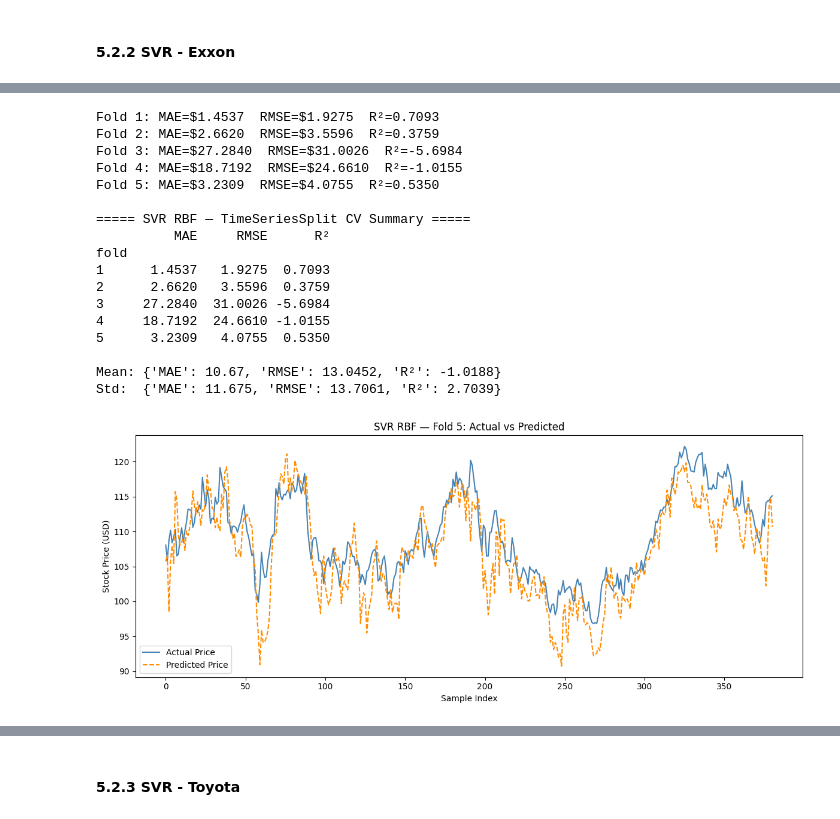
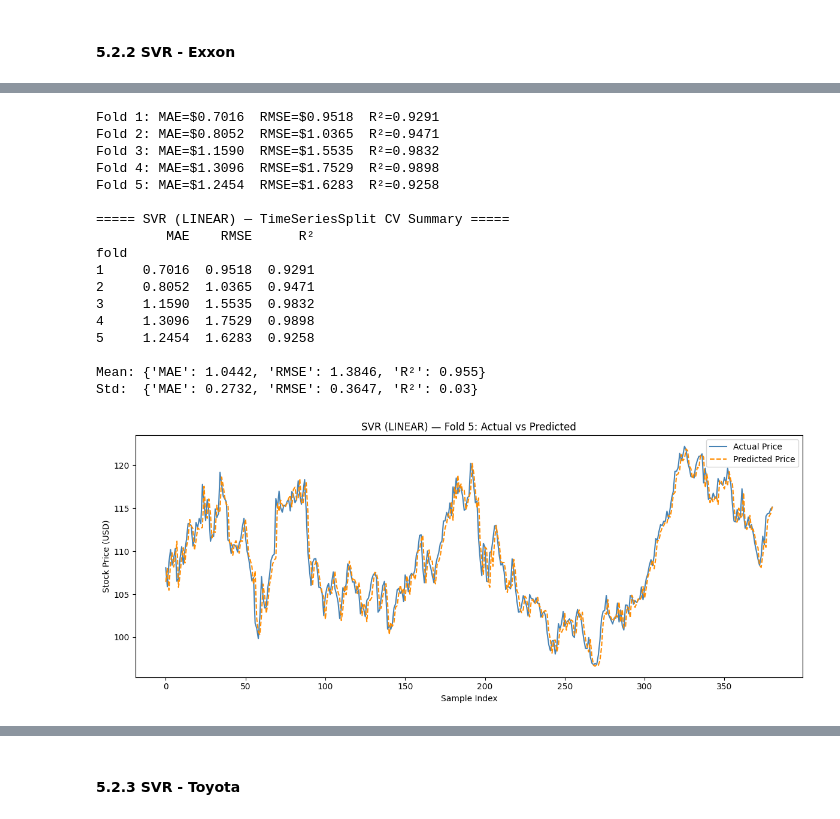
Before and after one commit to IntelligentSystemsProject/Stock-Market-Project, a Jupyter notebook: project.ipynb, the cells around one changed output, grey strips where cells are left out. Cells and saved outputs as stored; diff of their text form; code cells hidden in the pictures.

```diff
--- a/project.ipynb
+++ b/project.ipynb
@@ -1400,32 +1554,32 @@ Std:  {'MAE': 18.5061, 'RMSE': 26.5711, 'R²': 1.5999}
 # %%
-#Exxon
-
-svr_exxon_results = train_svr_ts(
-    data_raw=merged_exxon_df.values,
+# Exxon with Auxiliary Data (WTI oil features) — Linear kernel
+svr_exxon_results_aux = train_svr_ts(
+    data_raw=merged_exxon_df.values,        # engineered Exxon DataFrame
     n_splits=5,
     window_size=10,
-    target_index=exxon_target_idx,
+    target_index=exxon_target_idx,          # index of "close"
     make_windows=make_windows,
     inv_scale=inv_scale,
     C=100, gamma='scale', epsilon=0.01,
+    kernel='linear',
     plot_last_fold=True
 )
 # %% [output]
-Fold 1: MAE=$1.4537  RMSE=$1.9275  R²=0.7093
-Fold 2: MAE=$2.6620  RMSE=$3.5596  R²=0.3759
-Fold 3: MAE=$27.2840  RMSE=$31.0026  R²=-5.6984
-Fold 4: MAE=$18.7192  RMSE=$24.6610  R²=-1.0155
-Fold 5: MAE=$3.2309  RMSE=$4.0755  R²=0.5350
+Fold 1: MAE=$0.7016  RMSE=$0.9518  R²=0.9291
+Fold 2: MAE=$0.8052  RMSE=$1.0365  R²=0.9471
+Fold 3: MAE=$1.1590  RMSE=$1.5535  R²=0.9832
+Fold 4: MAE=$1.3096  RMSE=$1.7529  R²=0.9898
+Fold 5: MAE=$1.2454  RMSE=$1.6283  R²=0.9258
 
-===== SVR RBF — TimeSeriesSplit CV Summary =====
-          MAE     RMSE      R²
+===== SVR (LINEAR) — TimeSeriesSplit CV Summary =====
+         MAE    RMSE      R²
 fold
-1      1.4537   1.9275  0.7093
-2      2.6620   3.5596  0.3759
-3     27.2840  31.0026 -5.6984
-4     18.7192  24.6610 -1.0155
-5      3.2309   4.0755  0.5350
+1     0.7016  0.9518  0.9291
+2     0.8052  1.0365  0.9471
+3     1.1590  1.5535  0.9832
+4     1.3096  1.7529  0.9898
+5     1.2454  1.6283  0.9258
 
-Mean: {'MAE': 10.67, 'RMSE': 13.0452, 'R²': -1.0188}
-Std:  {'MAE': 11.675, 'RMSE': 13.7061, 'R²': 2.7039}
+Mean: {'MAE': 1.0442, 'RMSE': 1.3846, 'R²': 0.955}
+Std:  {'MAE': 0.2732, 'RMSE': 0.3647, 'R²': 0.03}
-[figure, old version]
+[figure, new version]
```
Also changed, not shown: parts of 44 cells of this notebook.
